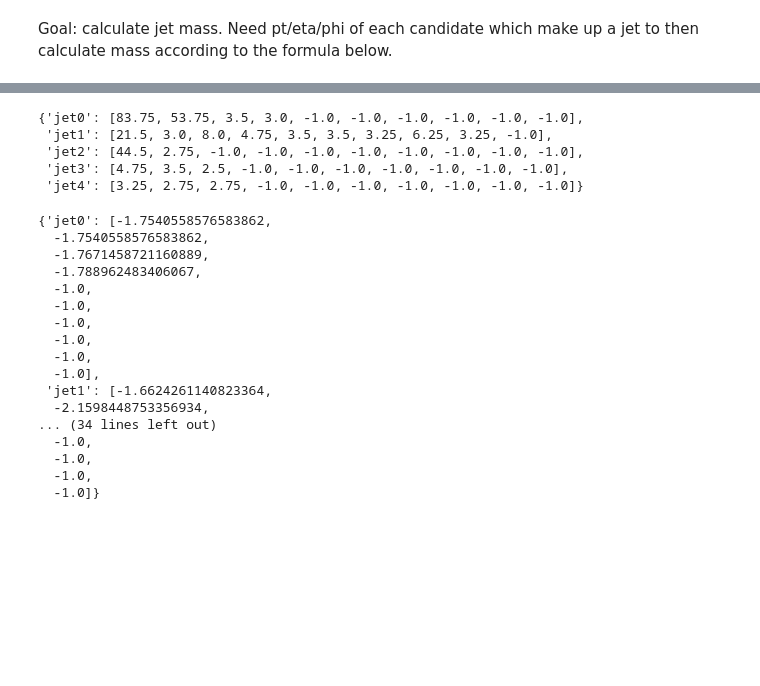
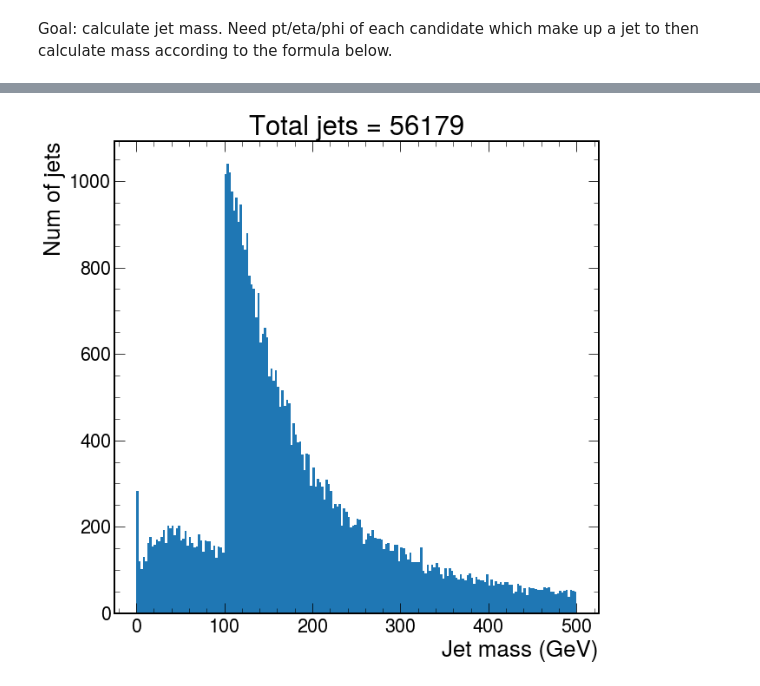
Before and after one commit to lrobertshaw/jetPlotting, a Jupyter notebook: jetAnalysis.ipynb, the cells around one changed output, grey strips where cells are left out. Cells and saved outputs as stored; diff of their text form; code cells hidden in the pictures; blank space fills up the shorter version.

Commit message:
rewrote code to use Event class, added py file to calculate jet mass

```diff
--- a/jetAnalysis.ipynb
+++ b/jetAnalysis.ipynb
@@ -624,28 +577,12 @@ event0_phi = jetMassDataConstructor("scPuppi", ev=0, var="phi")
-# %%
-event0_pt
-# %% [output]
-{'jet0': [83.75, 53.75, 3.5, 3.0, -1.0, -1.0, -1.0, -1.0, -1.0, -1.0],
- 'jet1': [21.5, 3.0, 8.0, 4.75, 3.5, 3.5, 3.25, 6.25, 3.25, -1.0],
- 'jet2': [44.5, 2.75, -1.0, -1.0, -1.0, -1.0, -1.0, -1.0, -1.0, -1.0],
- 'jet3': [4.75, 3.5, 2.5, -1.0, -1.0, -1.0, -1.0, -1.0, -1.0, -1.0],
- 'jet4': [3.25, 2.75, 2.75, -1.0, -1.0, -1.0, -1.0, -1.0, -1.0, -1.0]}
-# %%
-event0_eta
-# %% [output]
-{'jet0': [-1.7540558576583862,
-  -1.7540558576583862,
-  -1.7671458721160889,
-  -1.788962483406067,
-  -1.0,
-  -1.0,
-  -1.0,
-  -1.0,
-  -1.0,
-  -1.0],
- 'jet1': [-1.6624261140823364,
-  -2.1598448753356934,
-... (34 lines left out)
-  -1.0,
-  -1.0,
-  -1.0,
-  -1.0]}
+# %%
+jetMasses = np.load("sigOutput/datList100GeV.npy")
+# %%
+jetMasses = jetMasses[jetMasses>=0]
+# %%
+plt.hist(jetMasses, bins=200, range=(0,500))
+plt.ylabel("Num of jets")
+plt.xlabel("Jet mass (GeV)")
+plt.title(f"Total jets = {len(jetMasses)}")
+plt.show()
+# %% [output]
+[figure, added]
```
Also changed, not shown: parts of 24 cells of this notebook, 1 other file.
